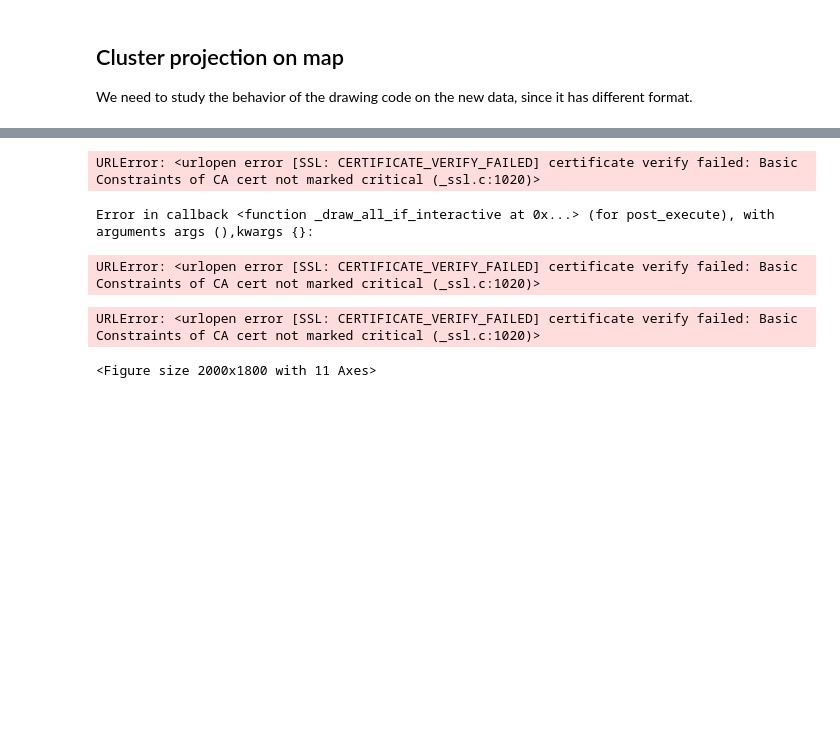
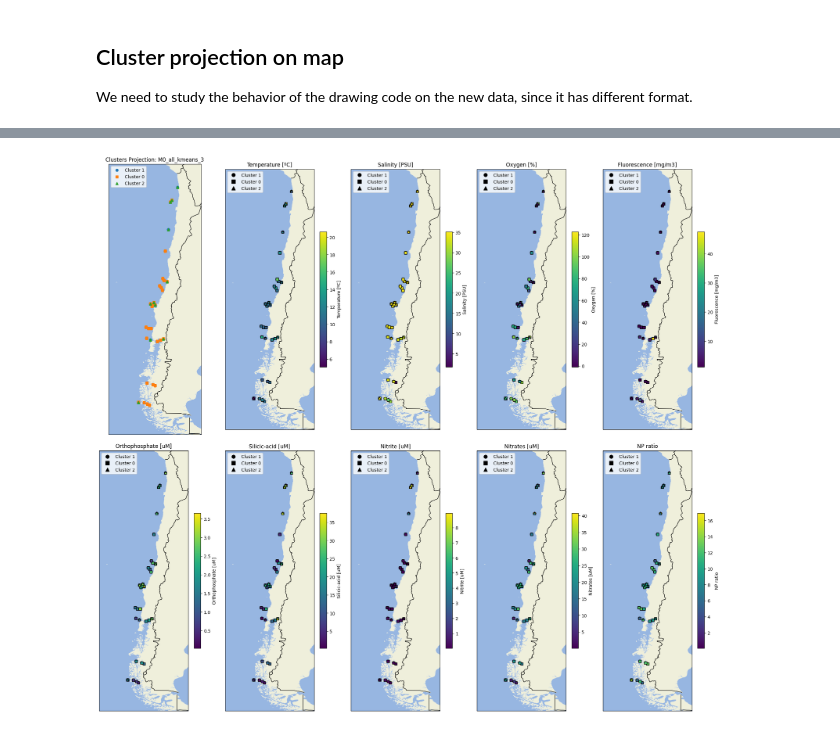
Before and after one commit to Jotapeishh/tara_satellite_genomic, a Jupyter notebook: 02_codes/Exploration.ipynb, the cells around one changed output, grey strips where cells are left out. Cells and saved outputs as stored; diff of their text form; code cells hidden in the pictures; blank space fills up the shorter version.

```diff
--- a/02_codes/Exploration.ipynb
+++ b/02_codes/Exploration.ipynb
@@ -388,3 +371,5 @@ col_selection = ['lat_cast','lon_cast','Temperature [ºC]',
        'Salinity [PSU]', 'Oxygen [%]',
        'Fluorescence [mg/m3]', 'Orthophosphate [uM]', 'Silicic-acid [uM]',
        'Nitrite [uM]', 'Nitrates [uM]', 'NP ratio']
+# %%
+md = md[md['Depth level']=='SRF']
@@ -391,3 +398,3 @@ col_selection = ['lat_cast','lon_cast','Temperature [ºC]',
 # %%
 
-merged_data = clusters.join(md[col_selection])
+merged_data = md.join(clusters)
@@ -395,7 +419,7 @@ merged_data = clusters.join(md[col_selection])
 def plot_clusters_on_map(merged_data, cluster_column):
     filtered_data = merged_data[~merged_data[cluster_column].isna()] # filter out rows where cluster_column is NaN
 
-    fig, axes = plt.subplots(nrows=3, ncols=2, figsize=(20, 18), subplot_kw={'projection': ccrs.PlateCarree()})
+    fig, axes = plt.subplots(nrows=2, ncols=5, figsize=(20, 18), subplot_kw={'projection': ccrs.PlateCarree()})
     axes = axes.flatten()  # flatten the array of axes for easy iteration
 
     plot_titles = [
@@ -425,16 +449,19 @@ def plot_clusters_on_map(merged_data, cluster_column):
        'Fluorescence [mg/m3]', 'Orthophosphate [uM]', 'Silicic-acid [uM]',
        'Nitrite [uM]', 'Nitrates [uM]', 'NP ratio']
     norms = {}
+
     for data_column in env_vars:
         vmin = filtered_data[data_column].min()
         vmax = filtered_data[data_column].max()
         norms[data_column] = Normalize(vmin=vmin, vmax=vmax)
 
     for idx, ax in enumerate(axes):
+        ax.set_extent([-80, -67, -55,-17])
+
         ax.add_feature(cfeature.LAND)
         ax.add_feature(cfeature.OCEAN)
-        ax.add_feature(cfeature.COASTLINE)
-        ax.set_global()
+        ax.add_feature(cfeature.BORDERS)
+
         ax.set_title(plot_titles[idx])
 
         data_column = data_columns[idx]
@@ -477,16 +504,14 @@ def plot_clusters_on_map(merged_data, cluster_column):
             ax.legend(handles=handles, loc='upper left')
 
     plt.tight_layout()
-
-    output_path = os.path.join(output_dir, f'clusters_{cluster_column}.pdf')
-    plt.savefig(output_path, format='pdf', bbox_inches='tight')
+    plt.show()
+    #output_path = os.path.join(output_dir, f'clusters_{cluster_column}.pdf')
+    #plt.savefig(output_path, format='pdf', bbox_inches='tight')
     plt.close()
+# %%
+plot_clusters_on_map(merged_data, clusters.columns[0])
+# %% [output]
+[figure, added]
 # %%
 for column in clusters.columns:
     plot_clusters_on_map(merged_data, column)
-# %% [output]
-URLError: <urlopen error [SSL: CERTIFICATE_VERIFY_FAILED] certificate verify failed: Basic Constraints of CA cert not marked critical (_ssl.c:1020)>
-Error in callback <function _draw_all_if_interactive at 0x...> (for post_execute), with arguments args (),kwargs {}:
-URLError: <urlopen error [SSL: CERTIFICATE_VERIFY_FAILED] certificate verify failed: Basic Constraints of CA cert not marked critical (_ssl.c:1020)>
-URLError: <urlopen error [SSL: CERTIFICATE_VERIFY_FAILED] certificate verify failed: Basic Constraints of CA cert not marked critical (_ssl.c:1020)>
-<Figure size 2000x1800 with 11 Axes>
```
Also changed, not shown: parts of 14 cells of this notebook, 6 other files.
